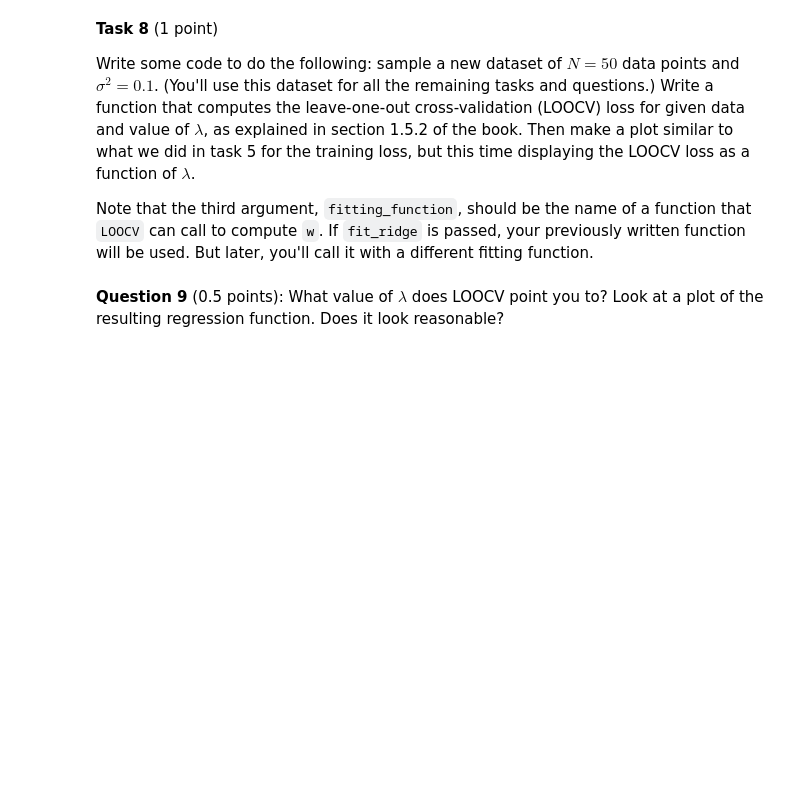
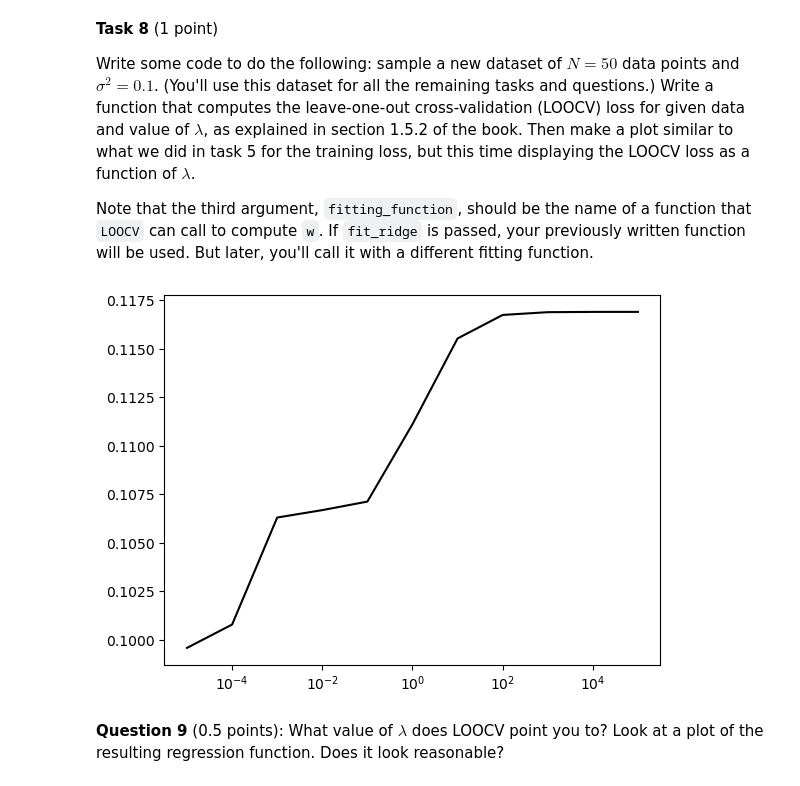
Before and after one commit to Maxouwe/ML-PRAC, a Jupyter notebook: ML2025_assignment1.ipynb, the cells around one changed output. Saved outputs shown, nothing was run; the diff lists cells and outputs as text; code cells hidden in the pictures; blank space fills up the shorter version.

```diff
--- a/ML2025_assignment1.ipynb
+++ b/ML2025_assignment1.ipynb
@@ -303,28 +303,35 @@ Note that the third argument, `fitting_function`, should be the name of a functi
 # %%
 def LOOCV(X, t, fitting_function, lamb):
     N, k = X.shape
     sum_of_losses = 0.0
     for leave_out in range(N):
 
         training_xs = np.delete(X, np.s_[leave_out:leave_out+k], axis=0)
         training_ts = np.delete(t, np.s_[leave_out:leave_out+k])
         validation_xs = X[leave_out:leave_out+k]
         validation_ts = t[leave_out:leave_out+k]
 
         #train fit on training set
         w_d = fit_ridge(training_xs, training_ts, lamb)
 
         #validate on validation set
         sum_of_losses += compute_loss(w_d, validation_xs, validation_ts)
 
     return sum_of_losses / N
 
 # Your code here to sample a larger dataset, and to make the plot of the LOOCV loss for each lambda
 xs, ts = generate_data(50, 0.1)
 X = compute_X_matrix(xs)
 
 for i in range(lambdas.size):
-    LOOCV(X, ts, fit_ridge, lambdas[i])
+    w_d = fit_ridge(X, ts, lambdas[i])
+    losses[i] = LOOCV(X, ts, fit_ridge, lambdas[i])
+
+
+plt.semilogx(lambdas, losses, c='black')
+plt.show()
+# %% [output]
+[figure, added]
 # %% [markdown]
 **Question 9** (0.5 points): What value of $\lambda$ does LOOCV point you to? Look at a plot of the resulting regression function. Does it look reasonable?
 # %% [markdown]
```
Also changed, not shown: parts of 5 cells of this notebook.
